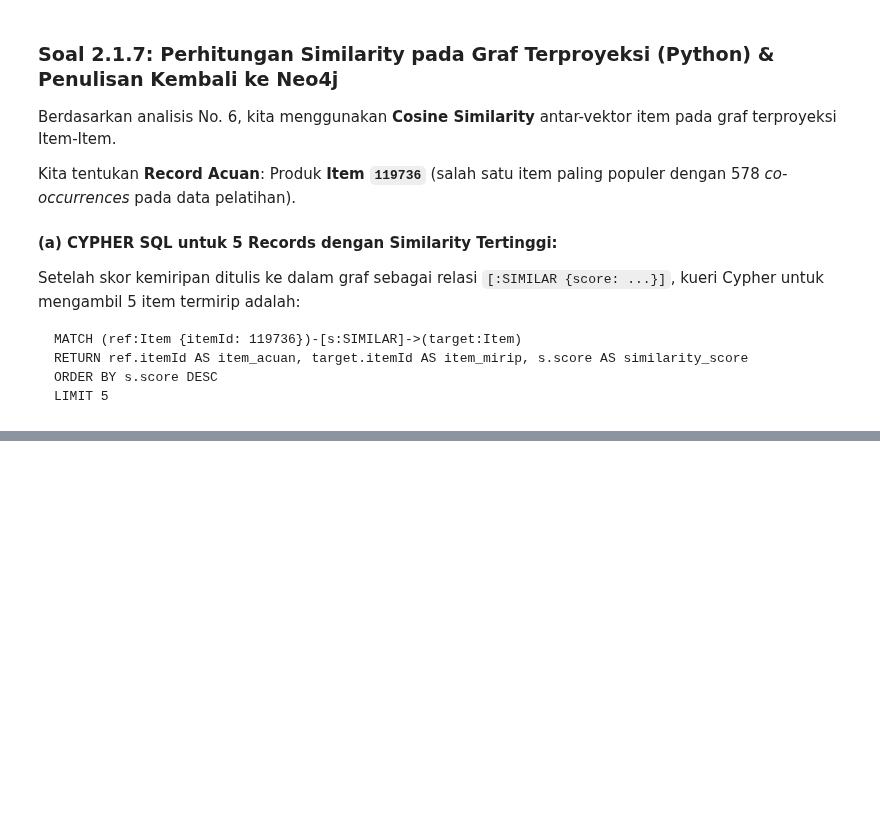
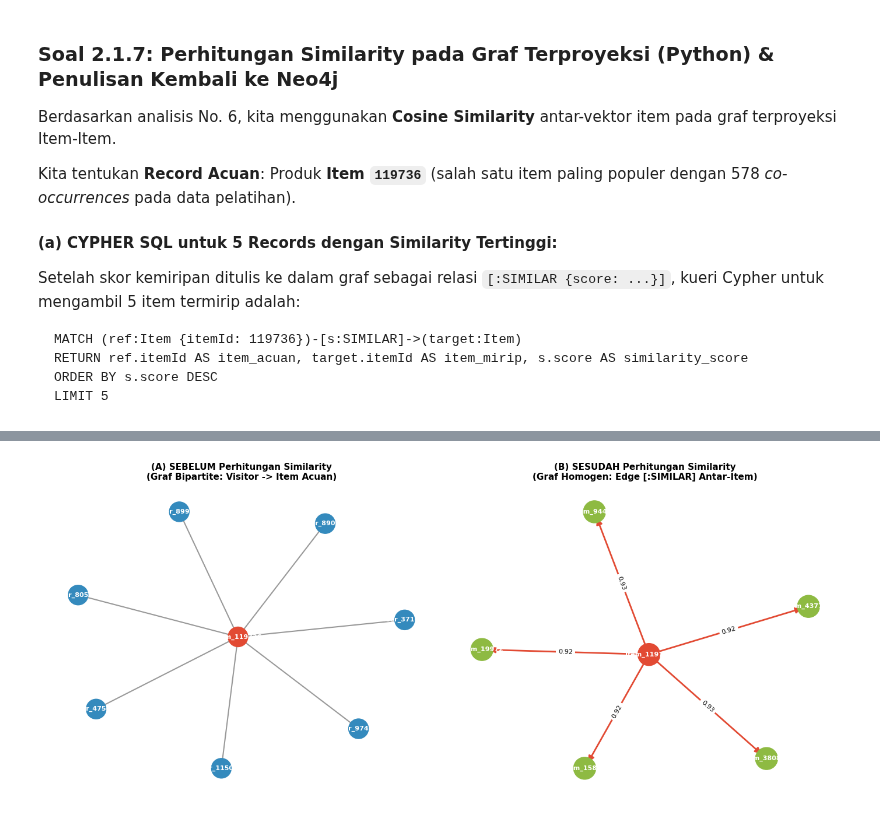
Before and after one commit to nazaa-arch/UTS-Graf-Sains-Data, a Jupyter notebook: UTS_Graf_Sains_Data_Muhammad_Naza_Firmansyah.ipynb, the cells around one changed output, grey strips where cells are left out. Cells and saved outputs as stored; diff of their text form; code cells hidden in the pictures; blank space fills up the shorter version.

Commit message:
perhitungan cosine similarity item dan penulisan relasi SIMILAR di neo4j

```diff
--- a/UTS_Graf_Sains_Data_Muhammad_Naza_Firmansyah.ipynb
+++ b/UTS_Graf_Sains_Data_Muhammad_Naza_Firmansyah.ipynb
@@ -594,0 +690,46 @@ LIMIT 5
+# %%
+# Visualisasi Komparasi SEBELUM dan SESUDAH dengan NetworkX
+fig, axes = plt.subplots(1, 2, figsize=(14, 6))
+
+# --- Graf SEBELUM: Graf Bipartite Pengunjung - Item Acuan ---
+G_before = nx.Graph()
+G_before.add_node(f"Item_{ref_item_id}", color="#E24A33", type="Item")
+
+sample_visitors = train_agg[train_agg['itemid'] == ref_item_id]['visitorid'].values[:8]
+for v_id in sample_visitors:
+    v_name = f"User_{v_id}"
+    G_before.add_node(v_name, color="#348ABD", type="Visitor")
+    G_before.add_edge(v_name, f"Item_{ref_item_id}")
+
+pos_before = nx.spring_layout(G_before, seed=42)
+colors_b = [G_before.nodes[n]['color'] for n in G_before.nodes()]
+nx.draw_networkx_nodes(G_before, pos_before, node_color=colors_b, node_size=600, ax=axes[0])
+nx.draw_networkx_edges(G_before, pos_before, edge_color="#999999", width=1.5, ax=axes[0])
+nx.draw_networkx_labels(G_before, pos_before, font_size=8, font_color="white", font_weight="bold", ax=axes[0])
+axes[0].set_title("(A) SEBELUM Perhitungan Similarity\n(Graf Bipartite: Visitor -> Item Acuan)", fontsize=11, fontweight="bold")
+axes[0].axis("off")
+
+# --- Graf SESUDAH: Graf dengan Edge SIMILAR Antar-Item ---
+G_after = nx.DiGraph()
+G_after.add_node(f"Item_{ref_item_id}", color="#E24A33")
+
+for res in top5_results:
+    tgt_name = f"Item_{res['item2']}"
+    G_after.add_node(tgt_name, color="#8EBA42")
+    G_after.add_edge(f"Item_{ref_item_id}", tgt_name, weight=res['score'])
+
+pos_after = nx.spring_layout(G_after, seed=24, k=0.8)
+colors_a = [G_after.nodes[n]['color'] for n in G_after.nodes()]
+nx.draw_networkx_nodes(G_after, pos_after, node_color=colors_a, node_size=750, ax=axes[1])
+nx.draw_networkx_edges(G_after, pos_after, edge_color="#E24A33", width=2.0, arrowsize=15, ax=axes[1])
+nx.draw_networkx_labels(G_after, pos_after, font_size=8, font_color="white", font_weight="bold", ax=axes[1])
+
+edge_labels = {(f"Item_{res['item1']}", f"Item_{res['item2']}"): f"{res['score']:.2f}" for res in top5_results}
+nx.draw_networkx_edge_labels(G_after, pos_after, edge_labels=edge_labels, font_size=8, ax=axes[1])
+axes[1].set_title("(B) SESUDAH Perhitungan Similarity\n(Graf Homogen: Edge [:SIMILAR] Antar-Item)", fontsize=11, fontweight="bold")
+axes[1].axis("off")
+
+plt.tight_layout()
+plt.show()
+# %% [output]
+[figure, added]
```
Also changed, not shown: parts of 5 cells of this notebook.
